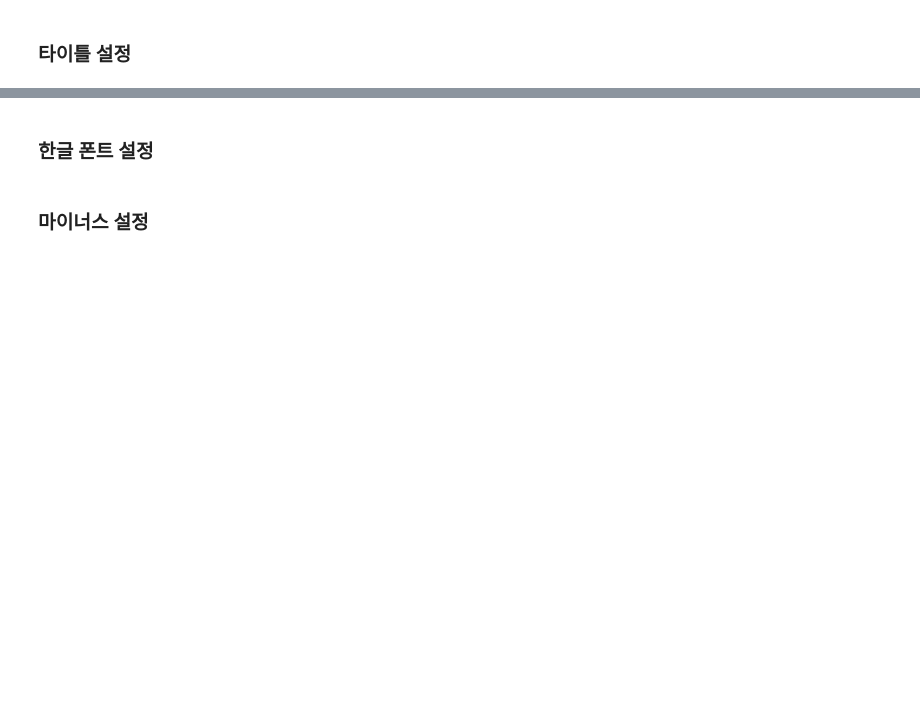
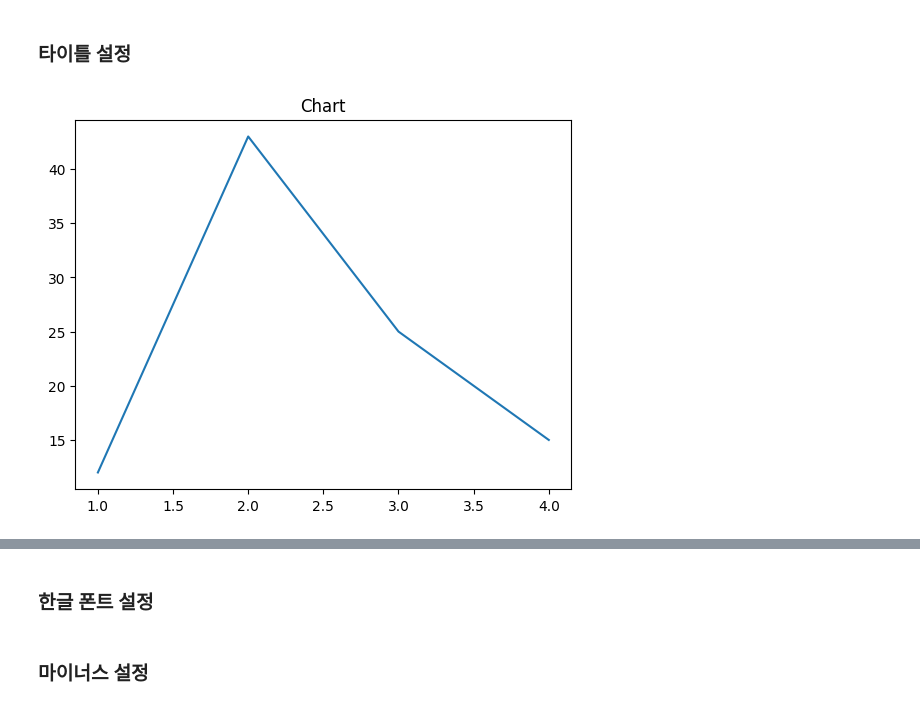
Before and after one commit to skingsol/pythonsource, a Jupyter notebook: matplotlib/01. 그래프 기본.ipynb, the cells around one changed output, grey strips where cells are left out. Cells and saved outputs as stored; diff of their text form; code cells hidden in the pictures; blank space fills up the shorter version.

```diff
--- a/matplotlib/01. 그래프 기본.ipynb
+++ b/matplotlib/01. 그래프 기본.ipynb
@@ -16,2 +35,10 @@ import matplotlib.pyplot as plt
 # %% [markdown]
 ### 타이틀 설정
+# %%
+x = [1,2,3,4]
+y = [12,43,25,15]
+
+plt.title("Chart")
+g = plt.plot(x,y)
+# %% [output]
+[figure, added]
```
Also changed, not shown: parts of 11 cells of this notebook, 8 other files.
